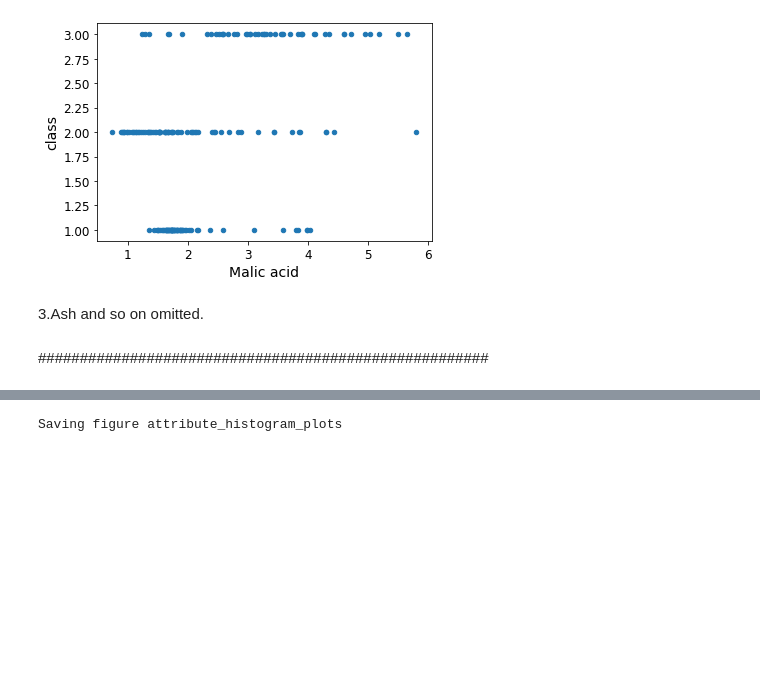
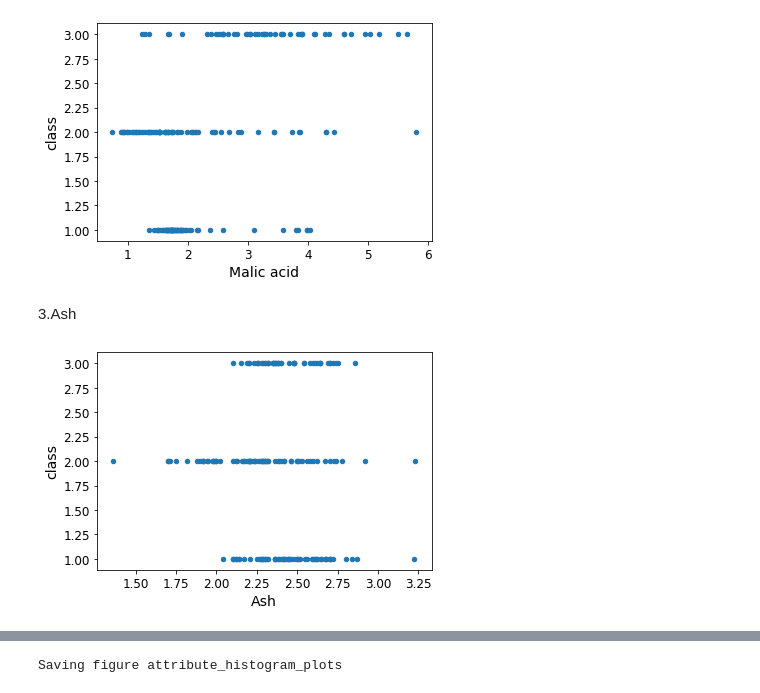
Before and after one commit to fsclsnow/AML, a Jupyter notebook: ML_P1_Wine.ipynb, the cells around one changed output, grey strips where cells are left out. Drawn from its saved outputs; the diff is of its cells as text; code cells hidden in the pictures; blank space fills up the shorter version.

```diff
--- a/ML_P1_Wine.ipynb
+++ b/ML_P1_Wine.ipynb
@@ -139,6 +139,20 @@ plt.show()
 # %% [output]
 [figure]
 # %% [markdown]
-3.Ash and so on omitted.
+3.Ash
-# %% [markdown]
-######################################################
+# %%
+# Code example
+import matplotlib.pyplot as plt
+import numpy as np
+import pandas as pd
+import sklearn.linear_model
+
+# Prepare the data
+x = np.c_[wine["Ash"]]
+y = np.c_[wine["class"]]
+
+# Visualize the data
+wine.plot(kind='scatter',x="Ash", y='class')
+plt.show()
+# %% [output]
+[figure, added]
```
Also changed, not shown: parts of 20 cells of this notebook.
